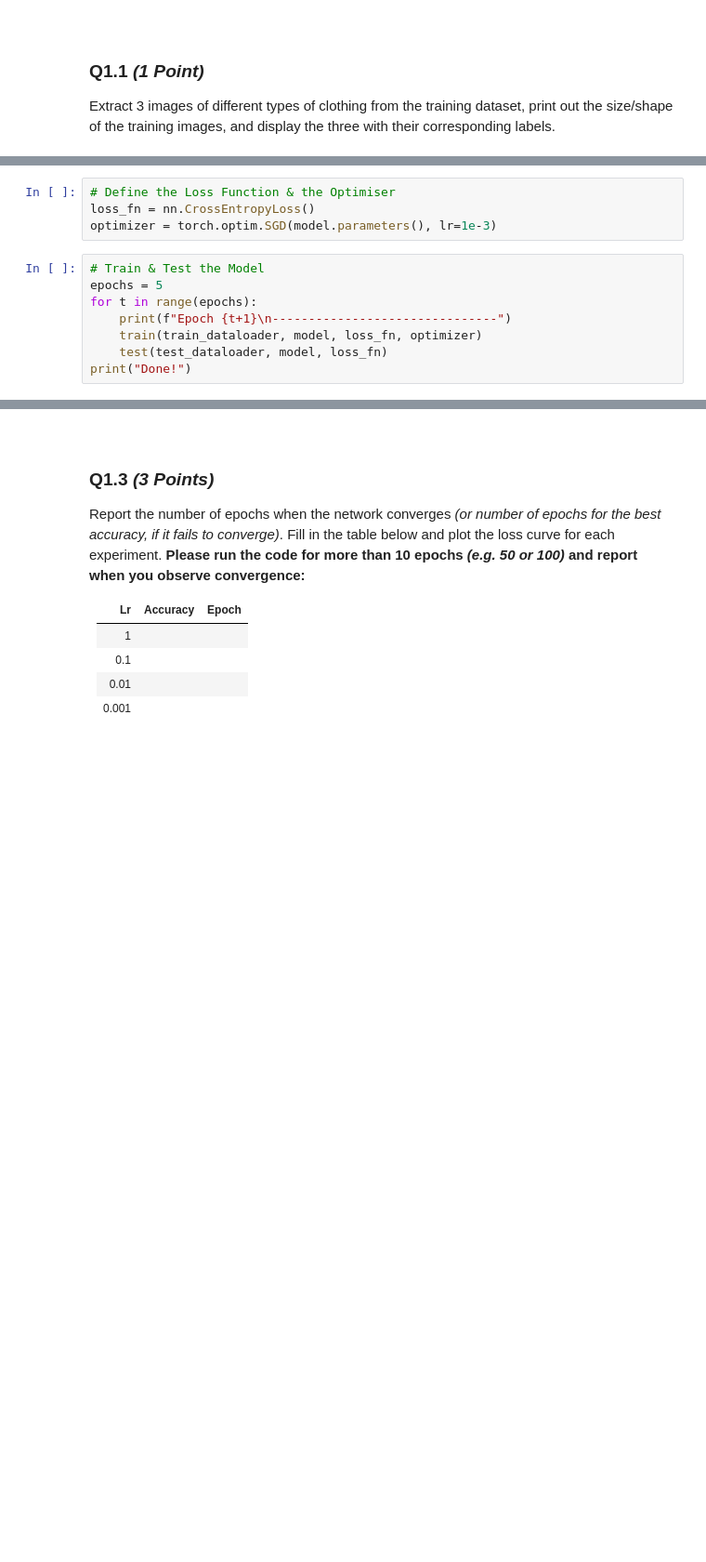
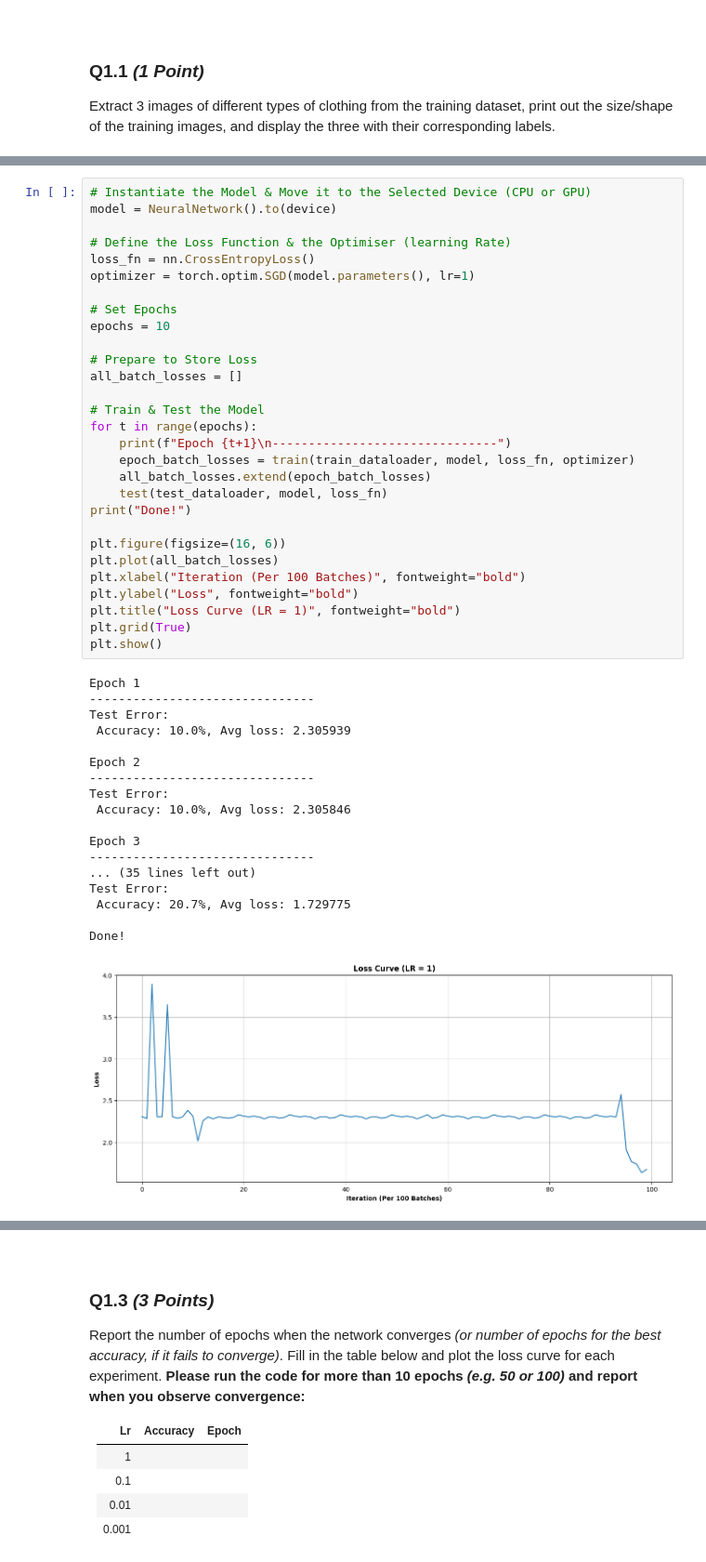
Before and after one commit to busatmd021/COMPUTER-VISION, a Jupyter notebook: Assignment3.ipynb, the cells around one changed output, grey strips where cells are left out. Shown: that part at 93% size. Saved outputs shown, nothing was run; the diff lists cells and outputs as text; blank space fills up the shorter version.

```diff
--- a/Assignment3.ipynb
+++ b/Assignment3.ipynb
@@ -123,12 +158,48 @@ print(model)
-# %%
-# Define the Loss Function & the Optimiser
-loss_fn = nn.CrossEntropyLoss()
-optimizer = torch.optim.SGD(model.parameters(), lr=1e-3)
-# %%
-# Train & Test the Model
-epochs = 5
-for t in range(epochs):
-    print(f"Epoch {t+1}\n-------------------------------")
-    train(train_dataloader, model, loss_fn, optimizer)
-    test(test_dataloader, model, loss_fn)
-print("Done!")
+# %%
+# Instantiate the Model & Move it to the Selected Device (CPU or GPU)
+model = NeuralNetwork().to(device)
+
+# Define the Loss Function & the Optimiser (learning Rate)
+loss_fn = nn.CrossEntropyLoss()
+optimizer = torch.optim.SGD(model.parameters(), lr=1)
+
+# Set Epochs
+epochs = 10
+
+# Prepare to Store Loss
+all_batch_losses = []
+
+# Train & Test the Model
+for t in range(epochs):
+    print(f"Epoch {t+1}\n-------------------------------")
+    epoch_batch_losses = train(train_dataloader, model, loss_fn, optimizer)
+    all_batch_losses.extend(epoch_batch_losses)
+    test(test_dataloader, model, loss_fn)
+print("Done!")
+
+plt.figure(figsize=(16, 6))
+plt.plot(all_batch_losses)
+plt.xlabel("Iteration (Per 100 Batches)", fontweight="bold")
+plt.ylabel("Loss", fontweight="bold")
+plt.title("Loss Curve (LR = 1)", fontweight="bold")
+plt.grid(True)
+plt.show()
+# %% [output]
+Epoch 1
+-------------------------------
+Test Error:
+ Accuracy: 10.0%, Avg loss: 2.305939
+
+Epoch 2
+-------------------------------
+Test Error:
+ Accuracy: 10.0%, Avg loss: 2.305846
+
+Epoch 3
+-------------------------------
+... (35 lines left out)
+Test Error:
+ Accuracy: 20.7%, Avg loss: 1.729775
+
+Done!
+[figure, added]
```
Also changed, not shown: parts of 8 cells of this notebook, 1 other file.
